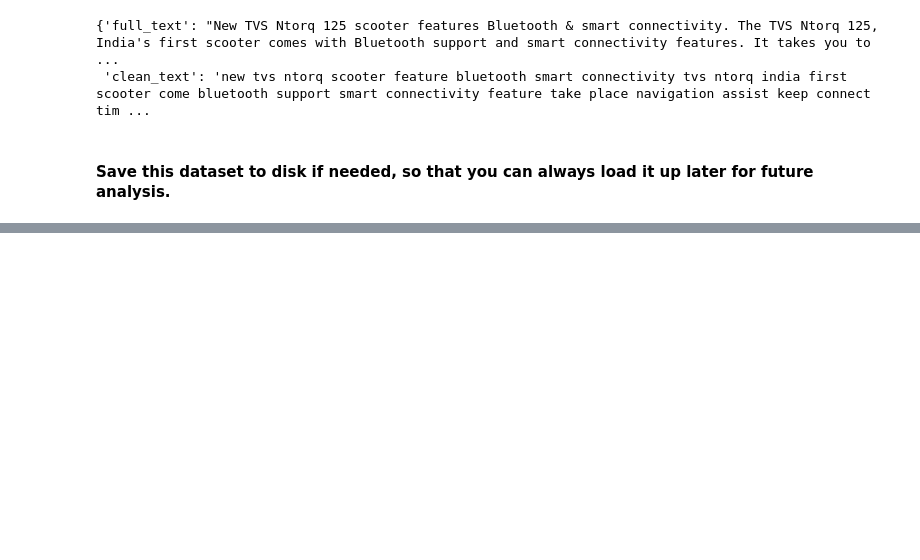
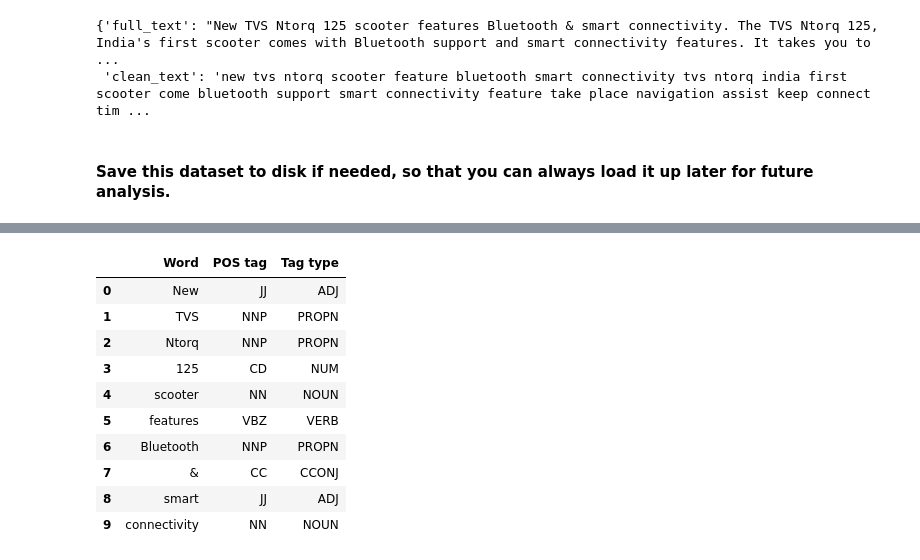
Before and after one commit to iamchuckss/data-science-ipython-notebooks, a Jupyter notebook: nlp/practitioner-nlp-overview.ipynb, the cells around one changed output, grey strips where cells are left out. Saved outputs shown, nothing was run; the diff lists cells and outputs as text; code cells hidden in the pictures; blank space fills up the shorter version.

```diff
--- a/nlp/practitioner-nlp-overview.ipynb
+++ b/nlp/practitioner-nlp-overview.ipynb
@@ -278,0 +320,26 @@ news_df.to_csv('news.csv', index=False, encoding='utf-8')
+# %%
+news_df = pd.read_csv('news.csv')
+# %%
+# create a basic pre-processed corpus, don't lowercase to get POS context
+corpus = normalize_corpus(news_df['full_text'], text_lower_case=False,
+                          text_lemmatization=False, special_char_removal=False)
+
+# demo for POS tagging for sample news headline
+sentence = str(news_df.iloc[1].news_headline)
+sentence_nlp = nlp(sentence)
+# %%
+# POS tagging with Spacy
+spacy_pos_tagged = [(word, word.tag_, word.pos_) for word in sentence_nlp]
+pd.DataFrame(spacy_pos_tagged, columns=['Word', 'POS tag', 'Tag type'])
+# %% [output]
+|  | Word | POS tag | Tag type |
+| 0 | New | JJ | ADJ |
+| 1 | TVS | NNP | PROPN |
+| 2 | Ntorq | NNP | PROPN |
+| 3 | 125 | CD | NUM |
+| 4 | scooter | NN | NOUN |
+| 5 | features | VBZ | VERB |
+| 6 | Bluetooth | NNP | PROPN |
+| 7 | & | CC | CCONJ |
+| 8 | smart | JJ | ADJ |
+| 9 | connectivity | NN | NOUN |
```
Also changed, not shown: parts of 15 cells of this notebook, 2 other files.
